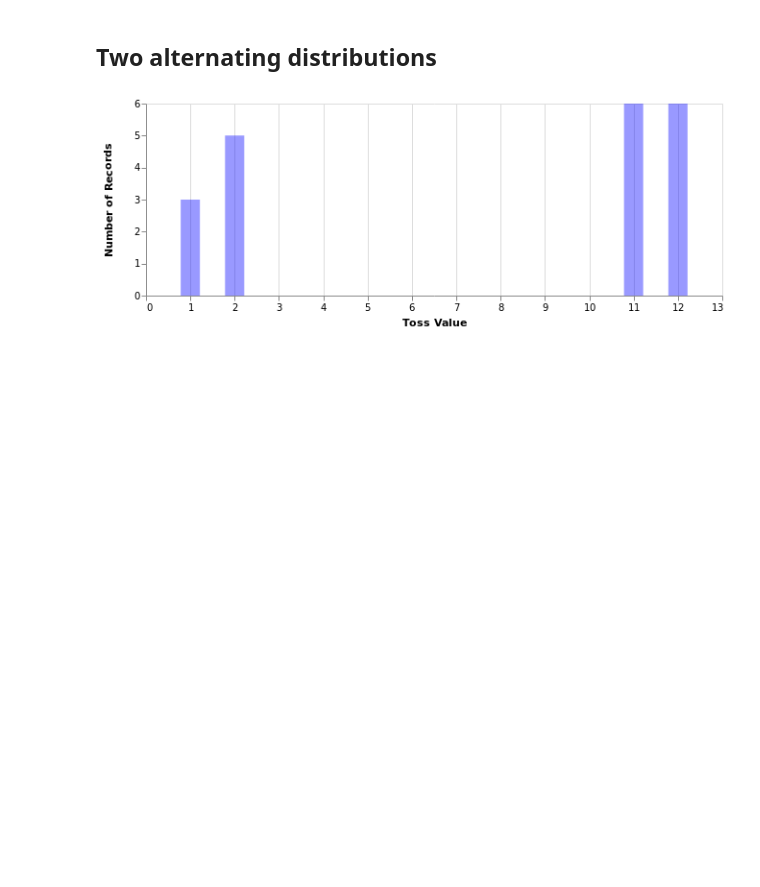
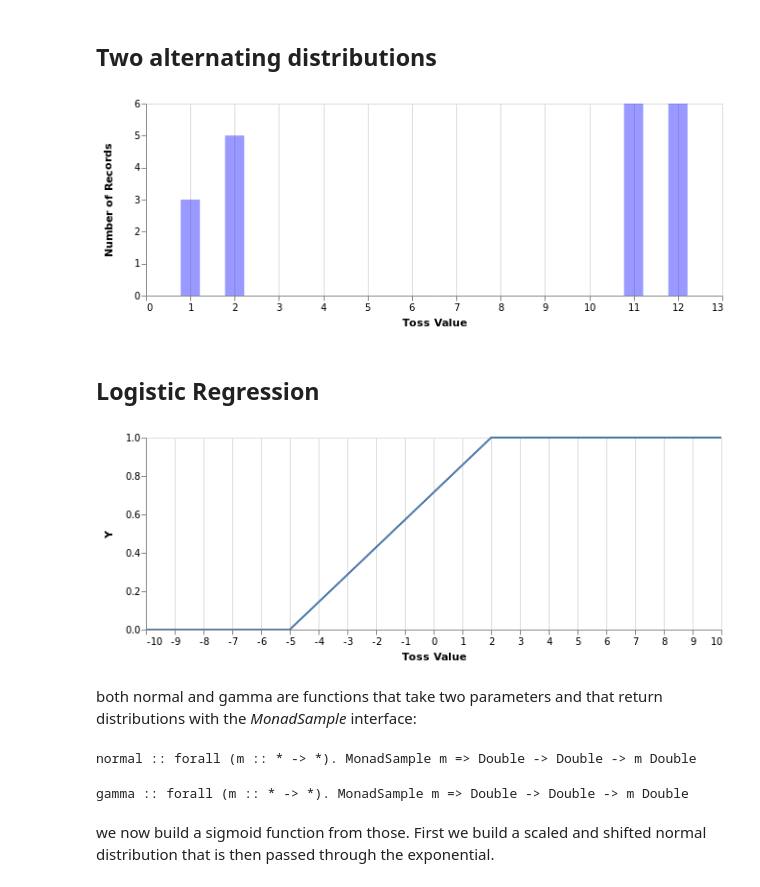
Before and after one commit to tweag/jupyenv, a Jupyter notebook: example/Haskell/bayesMonad/dice_example.ipynb, the cells around one changed output. Drawn from its saved outputs; the diff is of its cells as text; code cells hidden in the pictures; blank space fills up the shorter version.

Commit message:
updated Monad Bayes example

```diff
--- a/example/Haskell/bayesMonad/dice_example.ipynb
+++ b/example/Haskell/bayesMonad/dice_example.ipynb
@@ -83,3 +116,22 @@ samples <- sampleToList 20 modelTrue
 vlShow $ barPlot samples
 # %% [output]
 [figure]
+# %% [markdown]
+## Logistic Regression
+# %%
+xs = fromInteger <$> [-10, -5, 2, 6, 10]
+labels = fromIntegral <$> fromEnum <$> [False, False, True, True, True]
+# %%
+vlShow $ linePlot xs labels
+# %% [output]
+[figure, added]
+# %% [markdown]
+both normal and gamma are functions that take two parameters and that return distributions with the _MonadSample_ interface:
+# %%
+:t normal
+:t gamma
+# %% [output]
+normal :: forall (m :: * -> *). MonadSample m => Double -> Double -> m Double
+gamma :: forall (m :: * -> *). MonadSample m => Double -> Double -> m Double
+# %% [markdown]
+we now build a sigmoid function from those. First we build a scaled and shifted normal distribution that is then passed through the exponential.
```
Also changed, not shown: parts of 6 cells of this notebook.
